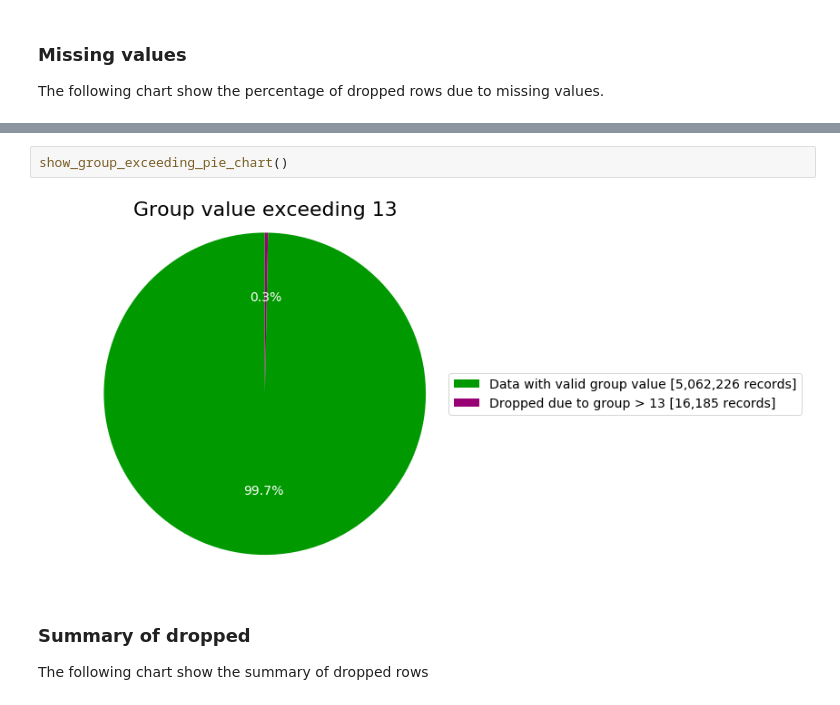
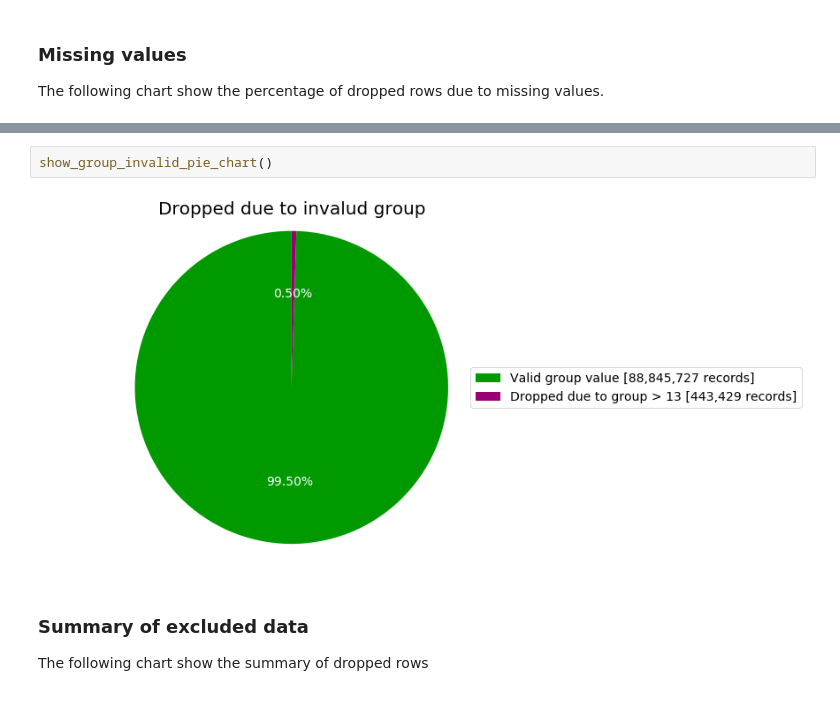
Before and after one commit to polimi-mt-acg/USA-airlines-statistics-1994-2008, a Jupyter notebook: notebooks/03-distance-groups-percentages-halved-delay.ipynb, the cells around one changed output, grey strips where cells are left out. Saved outputs shown, nothing was run; the diff lists cells and outputs as text.

Commit message:
Completed data visualization

```diff
--- a/notebooks/03-distance-groups-percentages-halved-delay.ipynb
+++ b/notebooks/03-distance-groups-percentages-halved-delay.ipynb
@@ -483,11 +590,11 @@ show_missing_pie_chart()
 
 The following chart show the percentage of dropped rows due to group value exceeding the last valid group (13).
-# %%
-show_group_exceeding_pie_chart()
-# %% [output]
-[figure, removed]
+# %%
+show_group_invalid_pie_chart()
+# %% [output]
+[figure, added]
 # %% [markdown]
-### Summary of dropped
+### Summary of excluded data
 
 The following chart show the summary of dropped rows
 # %%
```
Also changed, not shown: parts of 23 cells of this notebook.
